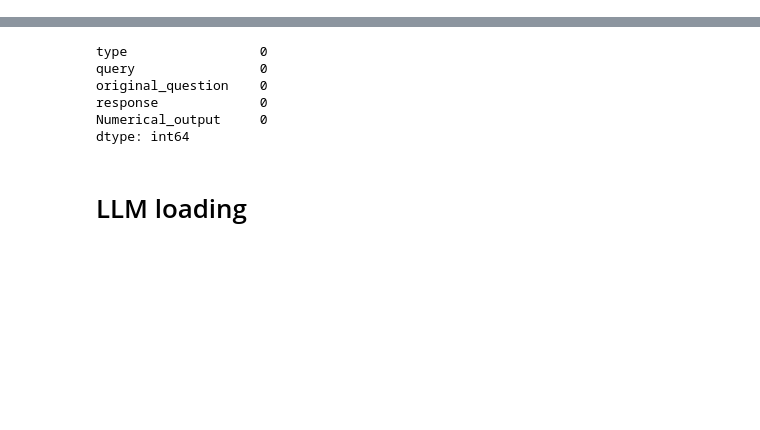
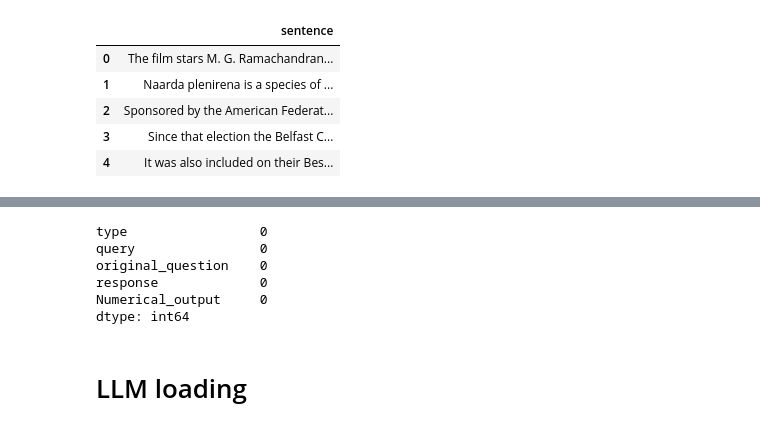
Before and after one commit to ImalshaD/Sentence_Token_Decoder, a Jupyter notebook: qwen-math.ipynb, the cells around one changed output, grey strips where cells are left out. Saved outputs shown, nothing was run; the diff lists cells and outputs as text; code cells hidden in the pictures; blank space fills up the shorter version.

```diff
--- a/qwen-math.ipynb
+++ b/qwen-math.ipynb
@@ -24,8 +24,10 @@ def extract_num_output(text):
 cache_dir = "data_cache"
 model_dir = "model_cache"
 ds = load_dataset("meta-math/MetaMathQA", cache_dir=cache_dir)
+sen_ds = load_dataset("sentence-transformers/wikipedia-en-sentences",cache_dir=cache_dir)
 # %%
 df = pd.DataFrame(ds['train'])
+sen_df = sen_ds['train'].to_pandas()
 # %%
 df.head()
 # %% [output]
@@ -35,6 +37,15 @@ df.head()
 | 2 | GSM_SV | Diego baked 12 cakes for his sist... | Diego baked 12 cakes for his sist... | To solve this problem, we need to... |
 | 3 | MATH_AnsAug | Convert $10101_3$ to a base 10 in... | Convert $10101_3$ to a base 10 in... | $10101_3 = 1 \cdot 3^4 + 0 \cdot ... |
 | 4 | GSM_FOBAR | Sue works in a factory and every ... | Sue works in a factory and every ... | We know that every 30 minutes, a ... |
+# %%
+sen_df.head()
+# %% [output]
+|  | sentence |
+| 0 | The film stars M. G. Ramachandran... |
+| 1 | Naarda plenirena is a species of ... |
+| 2 | Sponsored by the American Federat... |
+| 3 | Since that election the Belfast C... |
+| 4 | It was also included on their Bes... |
 # %%
 df['Numerical_output']= df['response'].apply(extract_num_output)
 # %%
```
Also changed, not shown: parts of 13 cells of this notebook.
